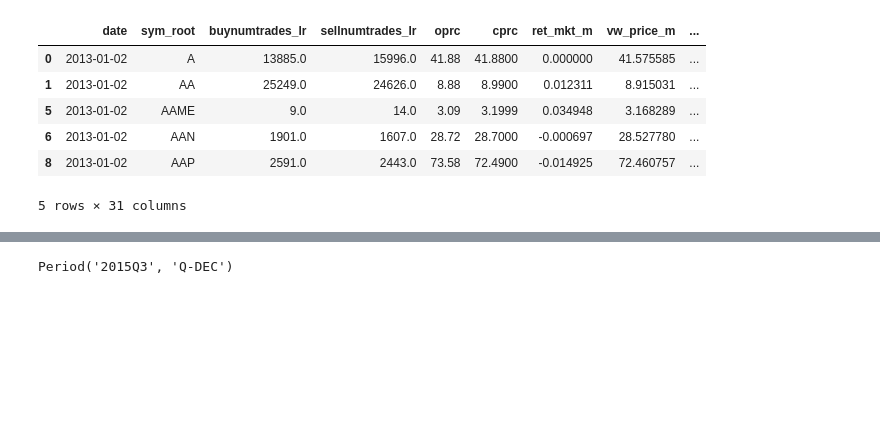
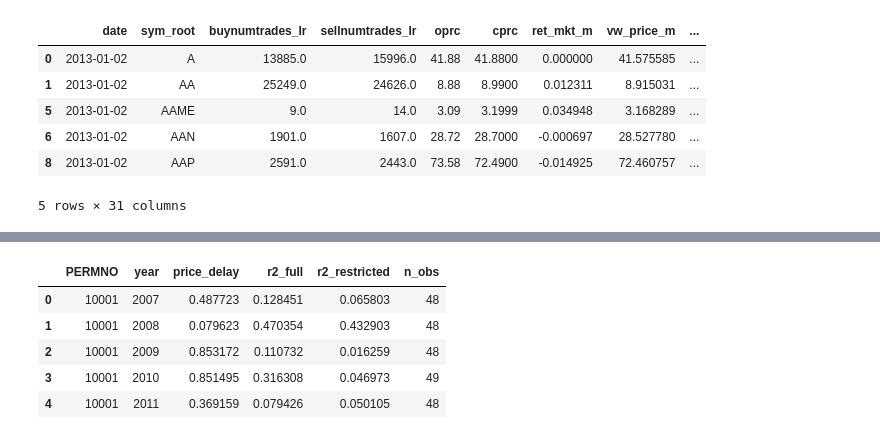
Before and after one commit to wangyouan/STOCKAct, a Jupyter notebook: Notebook/ConstructGPINOWRdata.ipynb, the cells around one changed output, grey strips where cells are left out. Cells and saved outputs as stored; diff of their text form; code cells hidden in the pictures; blank space fills up the shorter version.

Commit message:
update code for construct price delay data

```diff
--- a/Notebook/ConstructGPINOWRdata.ipynb
+++ b/Notebook/ConstructGPINOWRdata.ipynb
@@ -439,4 +450,71 @@ quarter_gpin_owr_link: DataFrame = pd.read_pickle(os.path.join(const.TEMP_PATH,
 # %%
-quarter_gpin_owr_link.fqtr.max()
+df = pd.read_csv(os.path.join(const.DATABASE_PATH, 'crsp', '2007_2015_CRSP_daily_ret.zip'), dtype={"NCUSIP": str, 'date': str})
+
+# Step 1: 基础处理
+df['date'] = pd.to_datetime(df['date'])
+df = df.sort_values(['PERMNO', 'date'])
+df['year'] = df['date'].dt.year
+df['RET'] = pd.to_numeric(df['RET'], errors='coerce')
+df['vwretd'] = pd.to_numeric(df['vwretd'], errors='coerce')
+df = df.dropna(subset=['RET', 'vwretd'])
+
+# Step 2: 转换为 weekly compounded returns
+weekly = (
+    df.set_index('date')
+      .groupby('PERMNO')[['RET', 'vwretd']]
+      .resample('W-FRI')
+      .apply(lambda x: (1 + x).prod() - 1)
+      .dropna()
+      .reset_index()
+)
+
+# 添加年份变量（用于 firm-year）
+weekly['year'] = weekly['date'].dt.year
+
+# Step 3: 对每个 firm-year 执行回归并计算 price delay
+results = []
+
+grouped = weekly.groupby(['PERMNO', 'year'])
+for (permno, year), group in grouped:
+    group = group.sort_values('date').reset_index(drop=True)
+
+    # 构造 market return 滞后变量
+    for lag in range(1, 5):
+        group[f'vwretd_lag{lag}'] = group['vwretd'].shift(lag)
+
+    group = group.dropna()
+    if len(group) < 10:
+        continue  # 跳过样本太少的 firm-year
+
+    y = group['RET'].values
+    X_full = sm.add_constant(group[['vwretd', 'vwretd_lag1', 'vwretd_lag2', 'vwretd_lag3', 'vwretd_lag4']].values)
+    X_restricted = sm.add_constant(group[['vwretd']].values)
+
+    model_full = sm.OLS(y, X_full).fit()
+    model_restricted = sm.OLS(y, X_restricted).fit()
+
+    r2_full = model_full.rsquared
+    r2_restricted = model_restricted.rsquared
+
+    delay = 1 - r2_restricted / r2_full if r2_full > 0 else np.nan
+
+    results.append({
+        'PERMNO': permno,
+        'year': year,
+        'price_delay': delay,
+        'r2_full': r2_full,
+        'r2_restricted': r2_restricted,
+        'n_obs': len(group)
+    })
+
+# Step 4: 输出 firm-year 结果表格
+price_delay_df = pd.DataFrame(results)
-# %% [output]
-Period('2015Q3', 'Q-DEC')
+# %%
+price_delay_df.head()
+# %% [output]
+|  | PERMNO | year | price_delay | r2_full | r2_restricted | n_obs |
+| 0 | 10001 | 2007 | 0.487723 | 0.128451 | 0.065803 | 48 |
+| 1 | 10001 | 2008 | 0.079623 | 0.470354 | 0.432903 | 48 |
+| 2 | 10001 | 2009 | 0.853172 | 0.110732 | 0.016259 | 48 |
+| 3 | 10001 | 2010 | 0.851495 | 0.316308 | 0.046973 | 49 |
+| 4 | 10001 | 2011 | 0.369159 | 0.079426 | 0.050105 | 48 |
```
Also changed, not shown: parts of 3 cells of this notebook.
